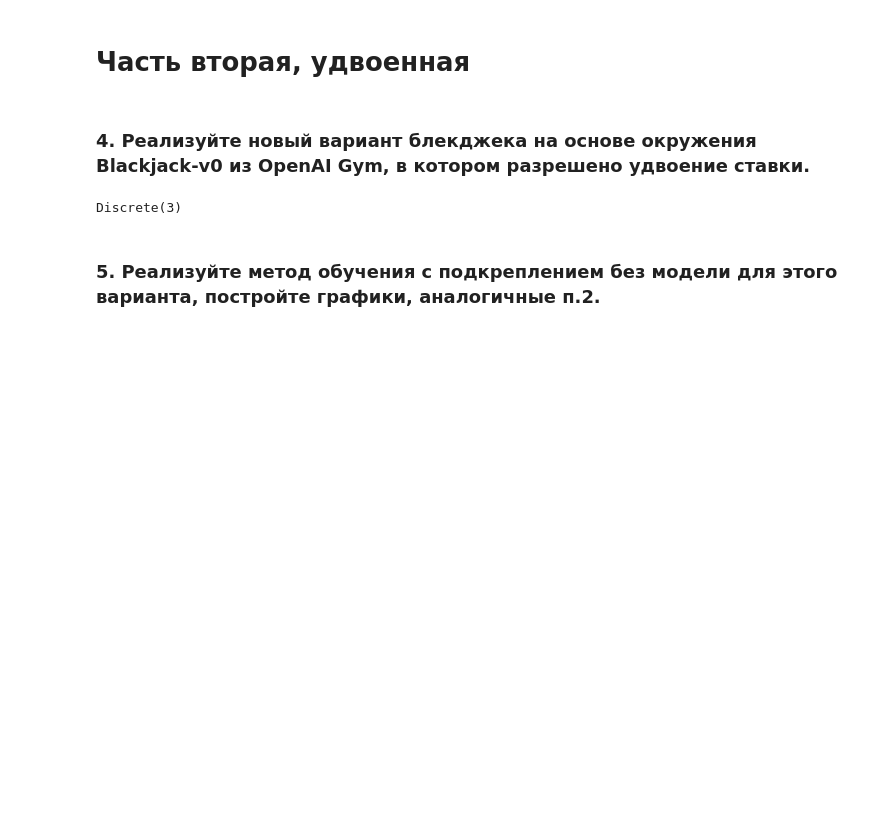
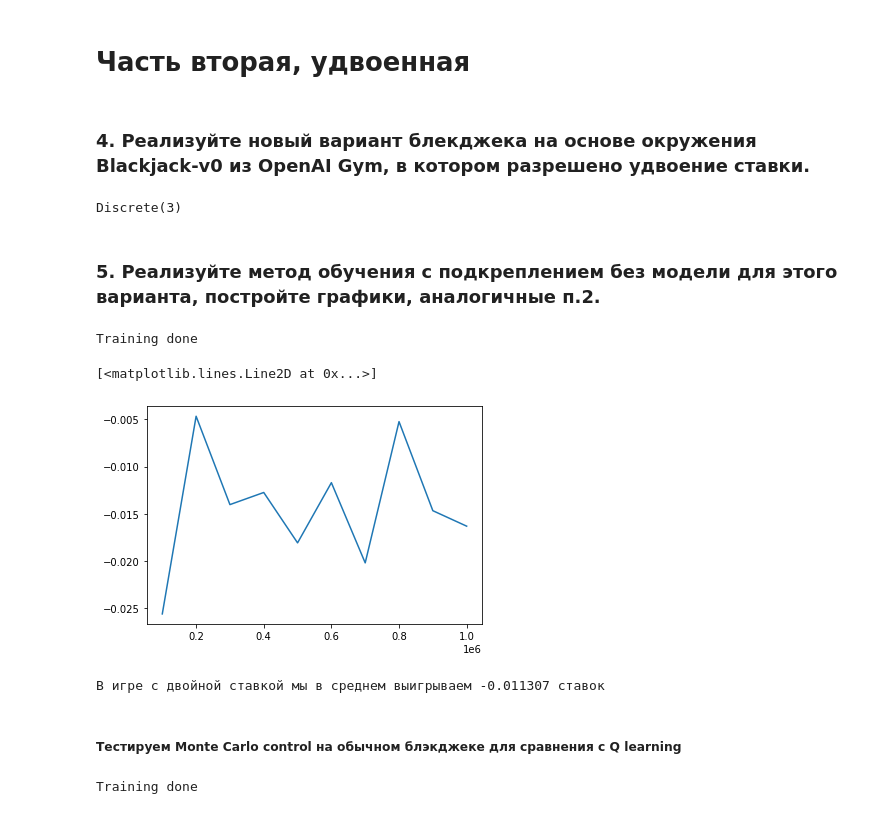
Before and after one commit to 4everNuts/made_rldl, a Jupyter notebook: hw1/hw1.ipynb, the cells around one changed output. Saved outputs shown, nothing was run; the diff lists cells and outputs as text; code cells hidden in the pictures; blank space fills up the shorter version.

```diff
--- a/hw1/hw1.ipynb
+++ b/hw1/hw1.ipynb
@@ -124,0 +187,19 @@ Discrete(3)
+# %%
+env_double = blackjack.BlackjackDoubleEnv(natural=True)
+# %%
+mc_double = Monte_Carlo_control(env_double, gamma=0.99)
+# %%
+results_double = mc_double.train(int(1e6), int(1e5), int(1e5))
+# %% [output]
+Training done
+# %%
+plt.plot([(i+1)*1e5 for i in range(len(results_double))], results_double)
+# %% [output]
+[<matplotlib.lines.Line2D at 0x...>]
+[figure, added]
+# %%
+print(f'В игре с двойной ставкой мы в среднем выигрываем {mc_double.validate(int(5e5))} ставок')
+# %% [output]
+В игре с двойной ставкой мы в среднем выигрываем -0.011307 ставок
+# %% [markdown]
+##### Тестируем Monte Carlo control на обычном блэкджеке для сравнения с Q learning
@@ -124,0 +210,4 @@ Discrete(3)
+# %%
+results = mc.train(int(1e6), int(1e5), int(1e5))
+# %% [output]
+Training done
```
Also changed, not shown: parts of 15 cells of this notebook, 1 other file.
